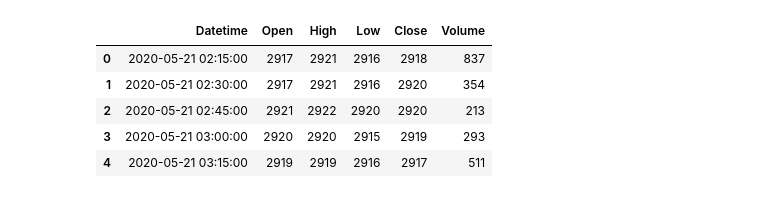
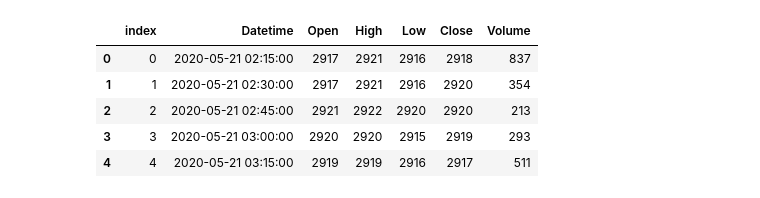
Before and after one commit to Vinicius667/Backtesting, a Jupyter notebook: wave_detection.ipynb, the cells around one changed output. Saved outputs shown, nothing was run; the diff lists cells and outputs as text; code cells hidden in the pictures.

```diff
--- a/wave_detection.ipynb
+++ b/wave_detection.ipynb
@@ -13,15 +11,21 @@ SystemError: initialization of _internal failed without raising an exception
 # %% [markdown]
 ![Alt text](image-1.png)
 # %%
+# create datafrane
 df_fesx = pd.read_csv("./data/fesx_M15_2020-06-20_F.US.DSXM20.scid_BarData.txt", sep=", ", engine = "python")
+
+# create datetime column
 df_fesx["Datetime"] = pd.to_datetime(df_fesx.Date + "-" + df_fesx.Time,format="%Y/%m/%d-%H:%M:%S")
+
+# Select columns and raname column "Last" to "Close"
 df_fesx = df_fesx[['Datetime','Open', 'High', 'Low', 'Last', 'Volume']].rename(columns={"Last":"Close"})#.set_index("Datetime")
-df_fesx = df_fesx.rename(columns={"Last":"Close"})
+
+df_fesx.reset_index(inplace=True)
 df_fesx.head()
 # %% [output]
-|  | Datetime | Open | High | Low | Close | Volume |
-| 0 | 2020-05-21 02:15:00 | 2917 | 2921 | 2916 | 2918 | 837 |
-| 1 | 2020-05-21 02:30:00 | 2917 | 2921 | 2916 | 2920 | 354 |
-| 2 | 2020-05-21 02:45:00 | 2921 | 2922 | 2920 | 2920 | 213 |
-| 3 | 2020-05-21 03:00:00 | 2920 | 2920 | 2915 | 2919 | 293 |
-| 4 | 2020-05-21 03:15:00 | 2919 | 2919 | 2916 | 2917 | 511 |
+|  | index | Datetime | Open | High | Low | Close | Volume |
+| 0 | 0 | 2020-05-21 02:15:00 | 2917 | 2921 | 2916 | 2918 | 837 |
+| 1 | 1 | 2020-05-21 02:30:00 | 2917 | 2921 | 2916 | 2920 | 354 |
+| 2 | 2 | 2020-05-21 02:45:00 | 2921 | 2922 | 2920 | 2920 | 213 |
+| 3 | 3 | 2020-05-21 03:00:00 | 2920 | 2920 | 2915 | 2919 | 293 |
+| 4 | 4 | 2020-05-21 03:15:00 | 2919 | 2919 | 2916 | 2917 | 511 |
```
Also changed, not shown: parts of 7 cells of this notebook, 1 other file.
